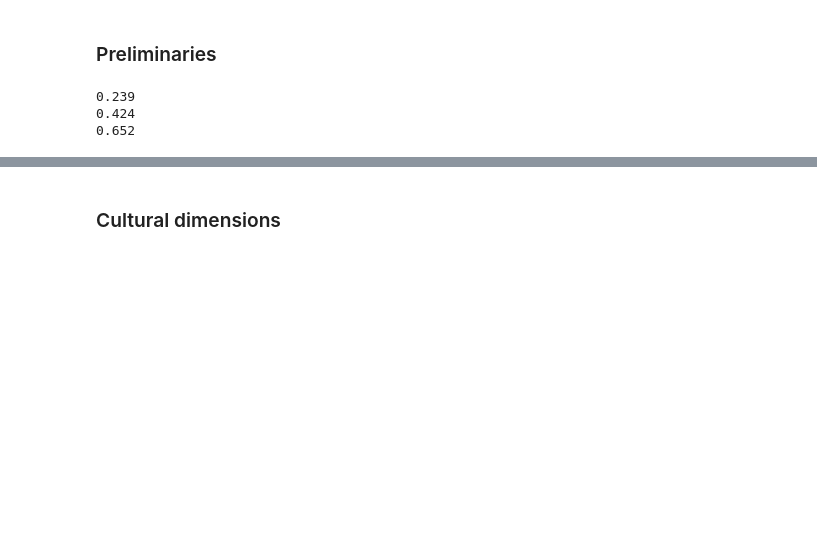
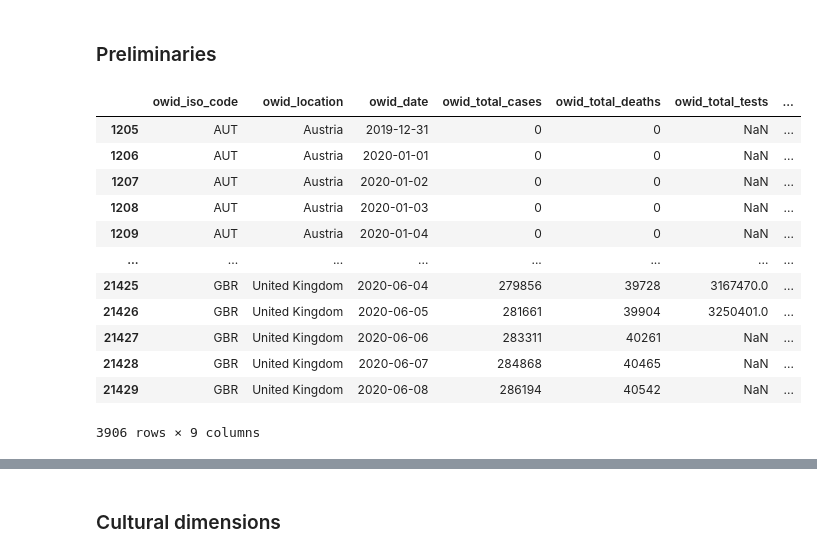
Before and after one commit to rckeely2/cv_dashboard, a Jupyter notebook: testing_data.ipynb, the cells around one changed output, grey strips where cells are left out. Saved outputs shown, nothing was run; the diff lists cells and outputs as text; code cells hidden in the pictures; blank space fills up the shorter version.

```diff
--- a/testing_data.ipynb
+++ b/testing_data.ipynb
@@ -114,0 +350,18 @@ Refreshed at 2020-06-08 16:04:49.770892
+# %%
+print(">> Merging OWID data...")
+non_covid_cols = ['Country/Region', 'Province/State', 'ISO3166_alpha2',
+                    'ISO3166_alpha3', 'ISO3166_numeric',
+                    #'population', 'gdp_total', 'lifeExp_male', 'lifeExp_female',
+                    'Date']
+
+last_date = jh_df['Date'].unique()[-1]
+noncovid_sdf = jh_df.loc[jh_df['Date'] == last_date][non_covid_cols]
+owid_dates = set(owid_covid_df['owid_date'].unique())
+jh_dates = set(jh_df['Date'].unique())
+owid_only = sorted(list(owid_dates - jh_dates))
+common_dates = sorted(list(owid_dates.intersection(jh_dates)))
+merged_df_columns = list(jh_df.columns) + list(owid_covid_df.columns)
+
+owid_covid_df.loc[owid_covid_df['owid_iso_code'] == 'OWID_WRL', 'owid_iso_code'] = 'WLD'
+
+merged_df = pd.DataFrame(columns=merged_df_columns)
@@ -114,0 +402,25 @@ Refreshed at 2020-06-08 16:04:49.770892
+# %%
+non_covid_cols = ['Country/Region', 'Province/State', 'ISO3166_alpha2',
+						'ISO3166_alpha3', 'ISO3166_numeric', 'Country/Region',
+						#'population', 'gdp_total', 'lifeExp_male', 'lifeExp_female',
+						'Date']
+
+last_date = jh_df['Date'].unique()[-1]
+noncovid_sdf = jh_df.loc[jh_df['Date'] == last_date][non_covid_cols]
+owid_dates = set(owid_covid_df['owid_date'].unique())
+
+jh_dates = set(jh_df['Date'].unique())
+owid_only = sorted(list(owid_dates - jh_dates))
+common_dates = sorted(list(owid_dates.intersection(jh_dates)))
+merged_df_columns = list(jh_df.columns) + list(owid_covid_df.columns)
+
+non_covid_cols = ['Country/Region', 'Province/State', 'ISO3166_alpha2',
+						'ISO3166_alpha3', 'ISO3166_numeric', 'Country/Region',
+						#'population', 'gdp_total', 'lifeExp_male', 'lifeExp_female',
+						'Date']
+
+last_date = jh_df['Date'].unique()[-1]
+
+owid_covid_df.loc[owid_covid_df['owid_iso_code'] == 'OWID_WRL', 'owid_iso_code'] = 'WLD'
+
+merged_df = pd.DataFrame(columns=merged_df_columns)
@@ -178,6 +585,22 @@ map_iso3_to_name(EU_states)
 ### Preliminaries
 # %%
 eu_df = owid_covid_df.loc[(owid_covid_df['owid_iso_code'].isin(EU_states))]
+# %%
+eu_df
+# %% [output]
+|  | owid_iso_code | owid_location | owid_date | owid_total_cases | owid_total_deaths | owid_total_tests | ... |
+| 1205 | AUT | Austria | 2019-12-31 | 0 | 0 | NaN | ... |
+| 1206 | AUT | Austria | 2020-01-01 | 0 | 0 | NaN | ... |
+| 1207 | AUT | Austria | 2020-01-02 | 0 | 0 | NaN | ... |
+| 1208 | AUT | Austria | 2020-01-03 | 0 | 0 | NaN | ... |
+| 1209 | AUT | Austria | 2020-01-04 | 0 | 0 | NaN | ... |
+| ... | ... | ... | ... | ... | ... | ... | ... |
+| 21425 | GBR | United Kingdom | 2020-06-04 | 279856 | 39728 | 3167470.0 | ... |
+| 21426 | GBR | United Kingdom | 2020-06-05 | 281661 | 39904 | 3250401.0 | ... |
+| 21427 | GBR | United Kingdom | 2020-06-06 | 283311 | 40261 | NaN | ... |
+| 21428 | GBR | United Kingdom | 2020-06-07 | 284868 | 40465 | NaN | ... |
+| 21429 | GBR | United Kingdom | 2020-06-08 | 286194 | 40542 | NaN | ... |
+3906 rows × 9 columns
 # %%
 recent_eu_df = eu_df.loc[eu_df.owid_date > '2020-04-01']
 # %%
@@ -186,9 +609,5 @@ def prop_test(df):
 # %%
-prop_test(owid_covid_df)
-prop_test(eu_df)
-prop_test(recent_eu_df)
+# prop_test(owid_covid_df)
+# prop_test(eu_df)
+# prop_test(recent_eu_df)
-# %% [output]
-0.239
-0.424
-0.652
 # %%
```
Also changed, not shown: parts of 58 cells of this notebook, 3 other files.
